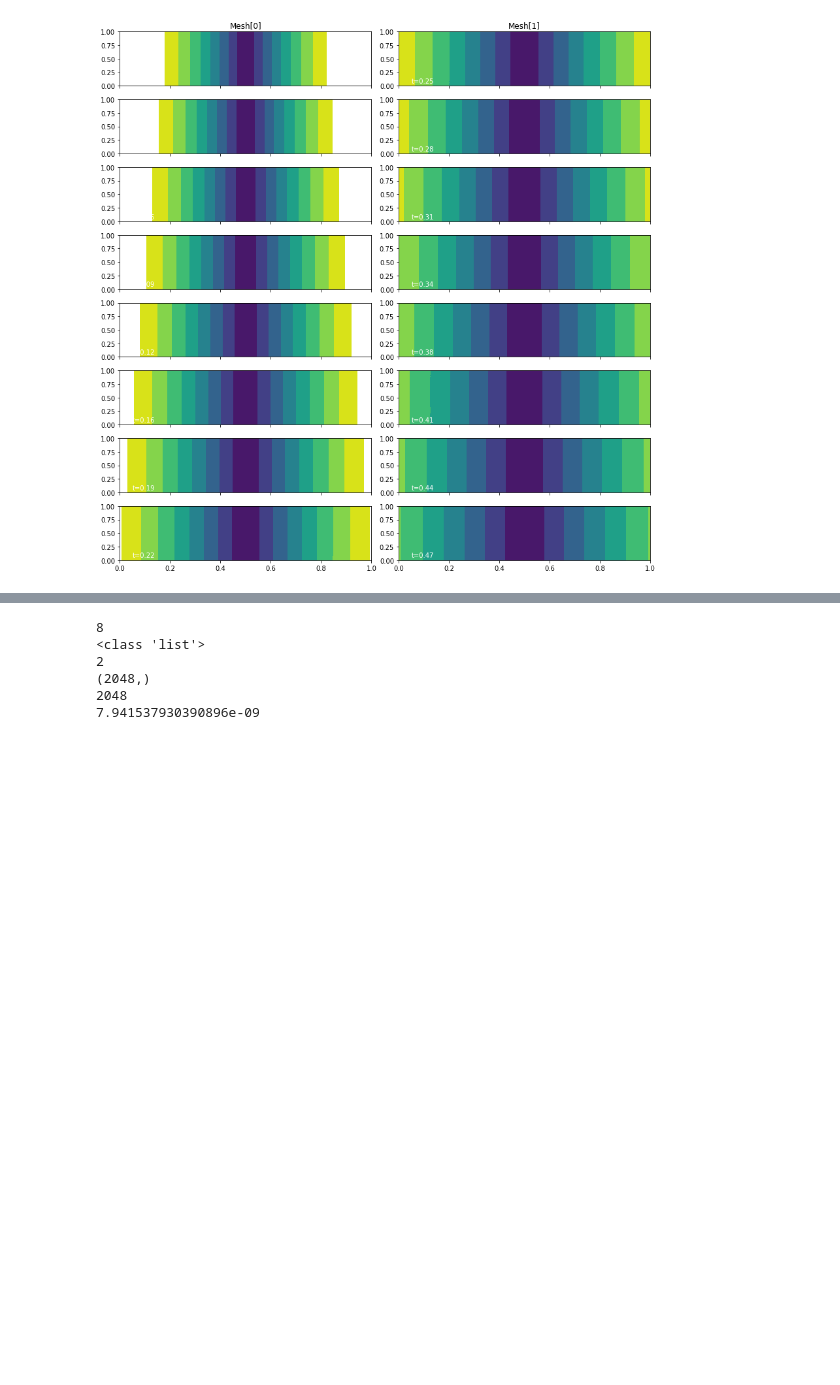
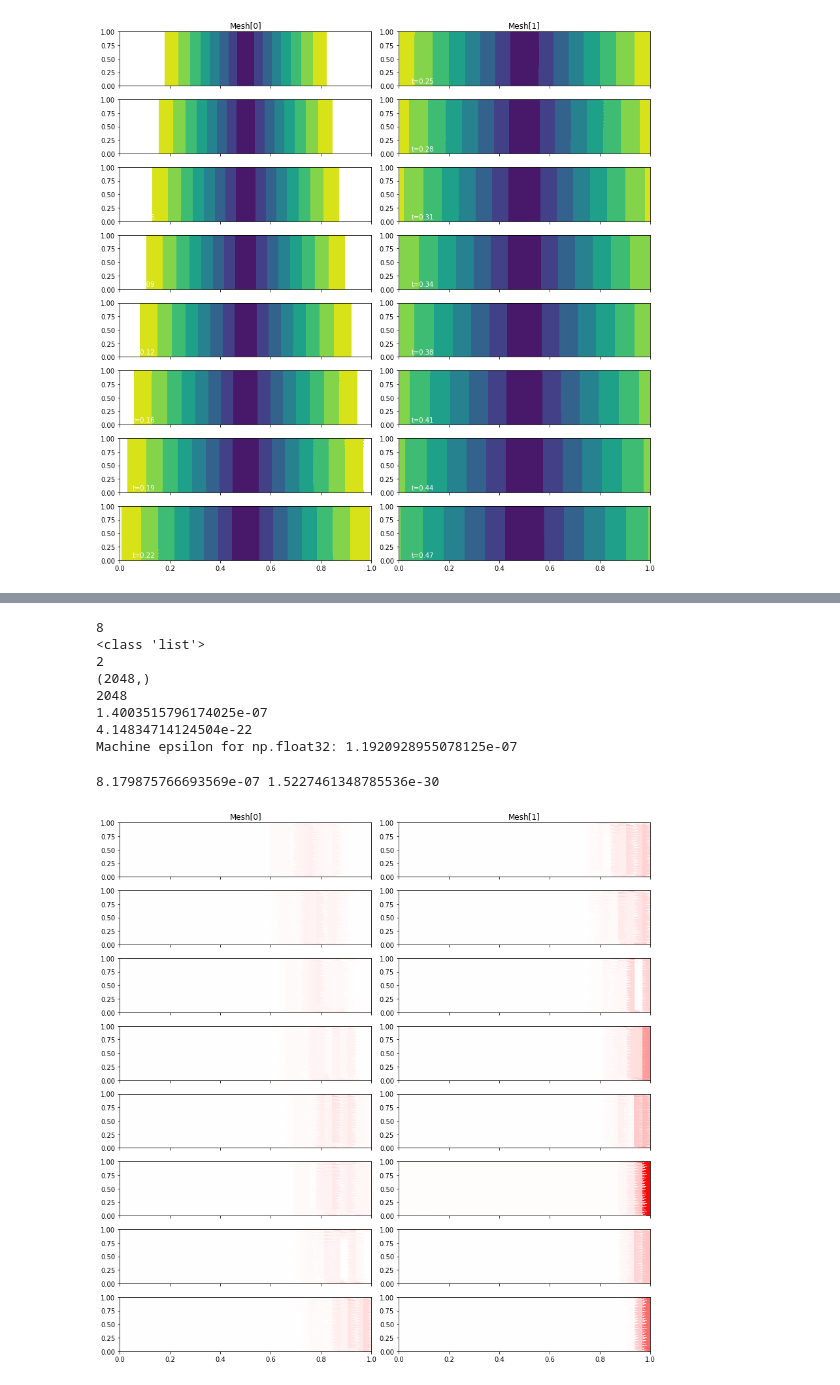
Before and after one commit to acse-akm121/oceans_goma, a Jupyter notebook: goma/src/GoalOrientedExample.ipynb, the cells around one changed output, grey strips where cells are left out. Cells and saved outputs as stored; diff of their text form; code cells hidden in the pictures; blank space fills up the shorter version.

```diff
--- a/goma/src/GoalOrientedExample.ipynb
+++ b/goma/src/GoalOrientedExample.ipynb
@@ -127,13 +130,68 @@ print(len(indicators))
 print(indicators[0][0].dat.data.shape)
 print(mesh_seq[0].num_cells())
 print(np.max(np.abs(indicators[0][7].dat.data)))
+print(np.min(np.abs(indicators[0][7].dat.data)))
+print("Machine epsilon for np.float32: {}".format(np.finfo(np.float32).eps))
 # %% [output]
 8
 <class 'list'>
 2
 (2048,)
 2048
-7.941537930390896e-09
+1.4003515796174025e-07
+4.14834714124504e-22
+Machine epsilon for np.float32: 1.1920928955078125e-07
+# %%
+def plot_indicator_snapshots2(indicators, time_partition, **kwargs):
+    """
+    Plot a sequence of snapshots associated with
+    ``indicators`` and :class:`TimePartition`
+    ``time_partition``.
+
+    Any keyword arguments are passed to ``tricontourf``.
+
+    :arg indicators: list of list of indicators,
+        indexed by mesh sequence index, then timestep
+    :arg time_partition: the :class:`TimePartition`
+        object used to solve the problem
+    """
+    P = time_partition
+    rows = P.exports_per_subinterval[0] - 1
+    cols = P.num_subintervals
+    steady = rows == cols == 1
+    figsize = kwargs.pop("figsize", (6 * cols, 24 // cols))
+    fig, axes = plt.subplots(rows, cols, sharex="col", figsize=figsize)
+    tcs = []
+    for i, indi_step in enumerate(indicators):
+        ax = axes if steady else axes[0] if cols == 1 else axes[0, i]
+        ax.set_title(f"Mesh[{i}]")
+        tc = []
+        for j, indi in enumerate(indi_step):
+            ax = axes if steady else axes[j] if cols == 1 else axes[j, i]
+            tc.append(tricontourf(indi, axes=ax, **kwargs))
+            if not steady:
+                time = i * P.end_time/cols + j * P.timesteps_per_export[i] * P.timesteps[i]
+                ax.annotate(f"t={time:.2f}", (0.05, 0.05), color="white")
+        tcs.append(tc)
+    plt.tight_layout()
+    return fig, axes, tcs
+
+vmax, vmin = -np.inf, np.inf
+for i, mesh_i in enumerate(indicators):
+    for j, e_t in enumerate(indicators[i]):
+        vmax = np.max((vmax, np.max(np.abs(e_t.dat.data))))
+        vmin = np.min((vmin, np.min(np.abs(e_t.dat.data))))
+
+print(vmax, vmin)
+# We've switched over to a diverging colourmap, so for the bounds of our colourmap,
+# we want the center of the range to be 0, so we go from
+# (vmax, vmin) to (-max(abs(vmax), abs(vmin)), max(abs(vmax), abs(vmin)))
+fig, axs, tcs = plot_indicator_snapshots2(indicators, time_partition,
+                                          levels=50, vmax=max(abs(vmax), abs(vmin)),
+                                          vmin=-max(abs(vmax), abs(vmin)), cmap='bwr')
+# %% [output]
+8.179875766693569e-07 1.5227461348785536e-30
+[figure, added]
 # %%
 for field, sols in solutions.items():
     fwd_outfile = File(f"test_burgers2/{field}_forward.pvd")
```
Also changed, not shown: parts of 9 cells of this notebook.
